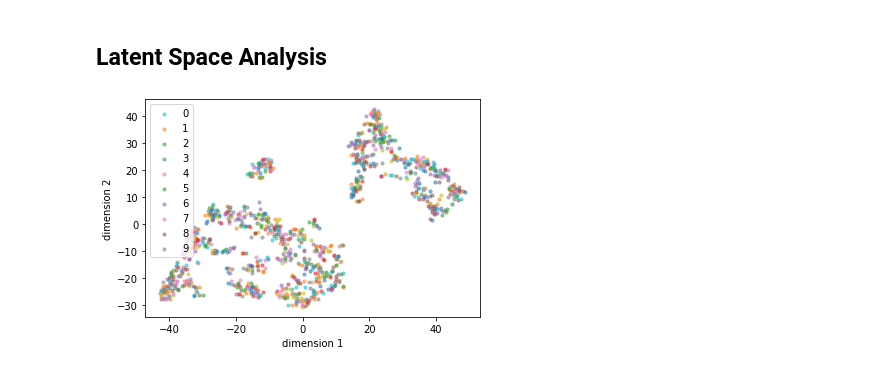
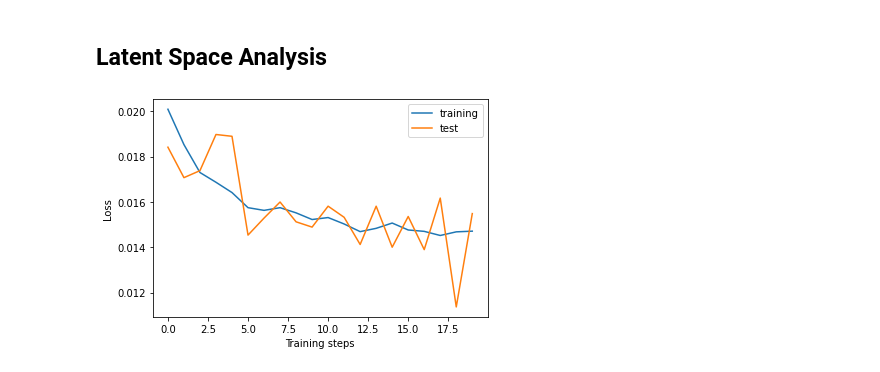
Before and after one commit to ktargan/HomeworkANNwTF_group15, a Jupyter notebook: hw7_aes.ipynb, the cells around one changed output. Saved outputs shown, nothing was run; the diff lists cells and outputs as text; code cells hidden in the pictures.

```diff
--- a/hw7_aes.ipynb
+++ b/hw7_aes.ipynb
@@ -40,20 +40,17 @@ training_images = training_images.map(lambda img: img/255)
 
 #Prepare the dataset
 #this includes dividing the dataset into batches
-training_data = training_images
-training_data = training_data.batch(64)
+training_data = training_images.batch(64)
 training_data = training_data.shuffle(buffer_size= 64)
 training_data = training_data.prefetch(16)
 
 
-test_images = test_images[1000:]
 test_images_tsne = test_images[:1000]
 test_images = tf.data.Dataset.from_tensor_slices(test_images)
 test_images = test_images.map(lambda img : tf.cast(tf.expand_dims(img,-1), tf.float32))
 test_images = test_images.map(lambda img: img/255)
 
-test_data = test_images
-test_data = test_data.batch(20)
+test_data = test_images.batch(20)
 test_data = test_data.shuffle(buffer_size= 20)
 test_data = test_data.prefetch(10)
 
@@ -261,5 +282,16 @@ test_loss 0.019188398
 # %% [markdown]
 ## Latent Space Analysis
+# %%
+# plot losses
+plt.figure()
+line1, = plt.plot(train_losses)
+line2, = plt.plot(test_losses)
+plt.xlabel("Training steps")
+plt.ylabel("Loss")
+plt.legend((line1,line2),("training","test"))
+plt.show()
+# %% [output]
+[figure, added]
 # %%
 #TSNE stuff
 from sklearn.manifold import TSNE
@@ -285,14 +311,17 @@ embedded_label = test_labels
 # %%
 #Visualization
 import matplotlib.colors as mcolors
-fig, ax = plt.subplots()
+def plot_embeddings(embeddings_arr ,embedded_label, perplexity):
 
-for x, y, group in zip(embedded_x, embedded_y, embedded_label):
-  ax.scatter(x, y, c = label_dict[group], alpha = 0.5, s = 10)
+  embeddings_arr = TSNE(n_components=2,perplexity = perplexity).fit_transform(embeddings_arr)
+  embedded_x = embeddings_arr[:,0]
+  embedded_y = embeddings_arr[:,1]
 
-plt.xlabel("dimension 1")
-plt.ylabel("dimension 2")
-plt.legend(label_dict)
-plt.show()
+  fig, ax = plt.subplots()
+
+  for x, y, group in zip(embedded_x, embedded_y, embedded_label):
+    ax.scatter(x, y, c = label_dict[group], alpha = 0.5, s = 10)
+
+  plt.xlabel("dimension 1")
+  plt.ylabel("dimension 2")
+  fig.suptitle("tsne perplexity = "+ str(perplexity))
-# %% [output]
-[figure, removed]
```
Also changed, not shown: parts of 7 cells of this notebook.
